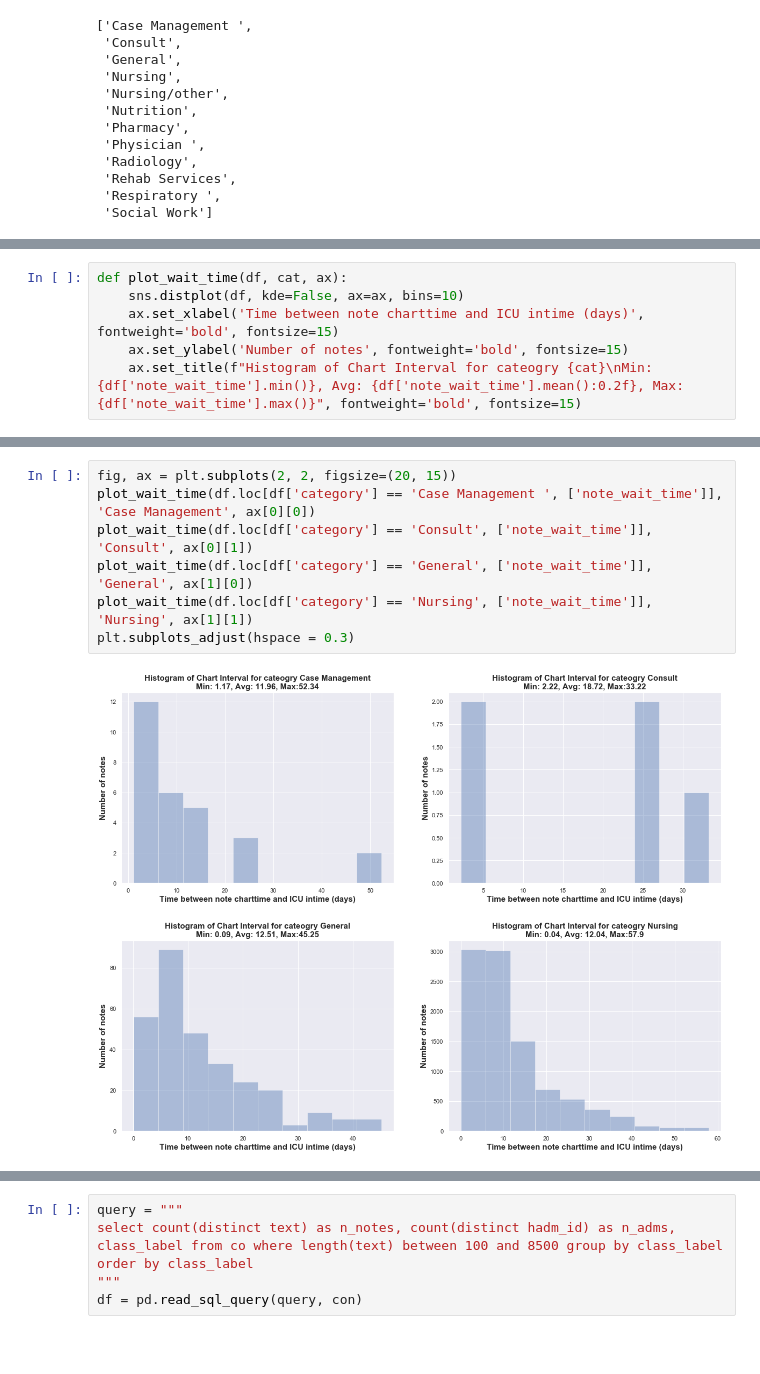
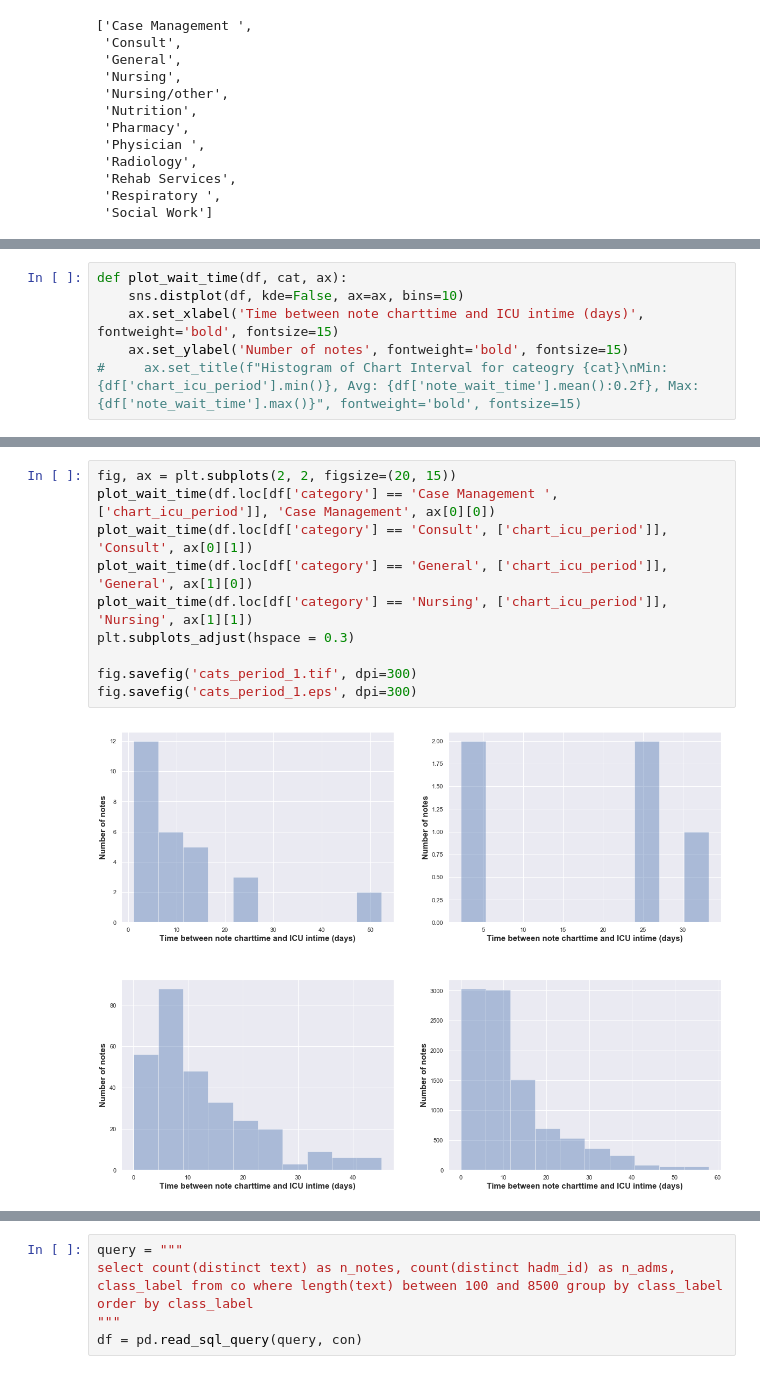
Before and after one commit to sudarshan85/mimic_extraction, a Jupyter notebook: first_icu_pred/nb/notes_plot.ipynb, the cells around one changed output, grey strips where cells are left out. Cells and saved outputs as stored; diff of their text form; blank space fills up the shorter version.

```diff
--- a/first_icu_pred/nb/notes_plot.ipynb
+++ b/first_icu_pred/nb/notes_plot.ipynb
@@ -96,6 +106,6 @@ def plot_wait_time(df, cat, ax):
     sns.distplot(df, kde=False, ax=ax, bins=10)
     ax.set_xlabel('Time between note charttime and ICU intime (days)', fontweight='bold', fontsize=15)
     ax.set_ylabel('Number of notes', fontweight='bold', fontsize=15)
-    ax.set_title(f"Histogram of Chart Interval for cateogry {cat}\nMin: {df['note_wait_time'].min()}, Avg: {df['note_wait_time'].mean():0.2f}, Max:{df['note_wait_time'].max()}", fontweight='bold', fontsize=15)
+#     ax.set_title(f"Histogram of Chart Interval for cateogry {cat}\nMin: {df['chart_icu_period'].min()}, Avg: {df['note_wait_time'].mean():0.2f}, Max:{df['note_wait_time'].max()}", fontweight='bold', fontsize=15)
 # %%
 query = """
@@ -129,11 +141,14 @@ Text(30.0, 16234.68, 'Min: 0.0, Avg:  8.69, Max: 141.17')
 # %%
 fig, ax = plt.subplots(2, 2, figsize=(20, 15))
-plot_wait_time(df.loc[df['category'] == 'Case Management ', ['note_wait_time']], 'Case Management', ax[0][0])
-plot_wait_time(df.loc[df['category'] == 'Consult', ['note_wait_time']], 'Consult', ax[0][1])
-plot_wait_time(df.loc[df['category'] == 'General', ['note_wait_time']], 'General', ax[1][0])
-plot_wait_time(df.loc[df['category'] == 'Nursing', ['note_wait_time']], 'Nursing', ax[1][1])
+plot_wait_time(df.loc[df['category'] == 'Case Management ', ['chart_icu_period']], 'Case Management', ax[0][0])
+plot_wait_time(df.loc[df['category'] == 'Consult', ['chart_icu_period']], 'Consult', ax[0][1])
+plot_wait_time(df.loc[df['category'] == 'General', ['chart_icu_period']], 'General', ax[1][0])
+plot_wait_time(df.loc[df['category'] == 'Nursing', ['chart_icu_period']], 'Nursing', ax[1][1])
 plt.subplots_adjust(hspace = 0.3)
+
+fig.savefig('cats_period_1.tif', dpi=300)
+fig.savefig('cats_period_1.eps', dpi=300)
 # %% [output]
-[figure, old version]
+[figure, new version]
 # %%
 fig, ax = plt.subplots(2, 2, figsize=(20, 15))
```
Also changed, not shown: parts of 16 cells of this notebook.
